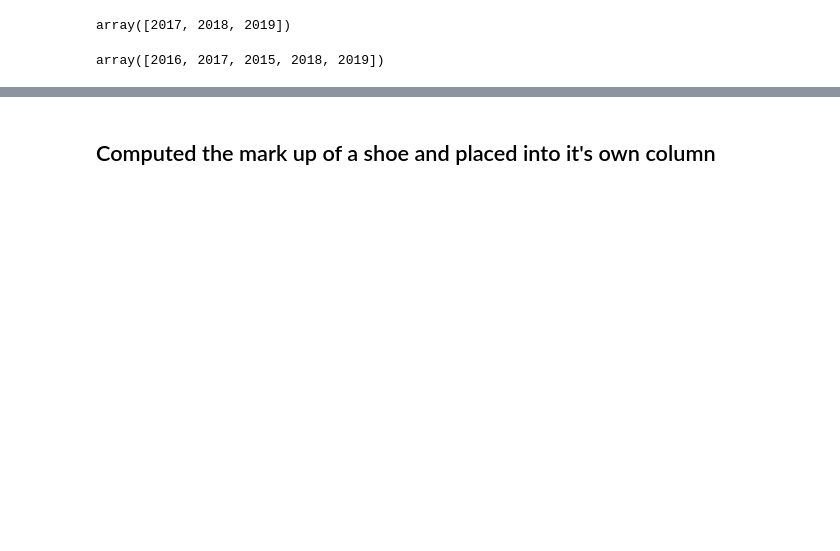
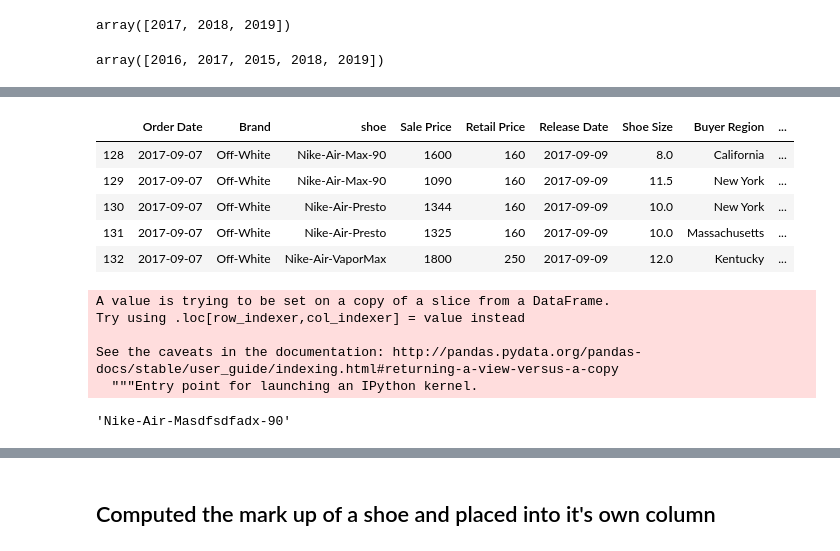
Before and after one commit to brandonmojica/stockx_price_predict, a Jupyter notebook: notebooks/stockx_price_predict.ipynb, the cells around one changed output, grey strips where cells are left out. Saved outputs shown, nothing was run; the diff lists cells and outputs as text; code cells hidden in the pictures; blank space fills up the shorter version.

```diff
--- a/notebooks/data_cleaning.ipynb
+++ b/notebooks/stockx_price_predict.ipynb
@@ -384,0 +468,19 @@ array([2016, 2017, 2015, 2018, 2019])
+# %%
+off_white_df = stockx_data[stockx_data['Brand']=='Off-White']
+# %%
+off_white_df.head()
+# %% [output]
+|  | Order Date | Brand | shoe | Sale Price | Retail Price | Release Date | Shoe Size | Buyer Region | ... |
+| 128 | 2017-09-07 | Off-White | Nike-Air-Max-90 | 1600 | 160 | 2017-09-09 | 8.0 | California | ... |
+| 129 | 2017-09-07 | Off-White | Nike-Air-Max-90 | 1090 | 160 | 2017-09-09 | 11.5 | New York | ... |
+| 130 | 2017-09-07 | Off-White | Nike-Air-Presto | 1344 | 160 | 2017-09-09 | 10.0 | New York | ... |
+| 131 | 2017-09-07 | Off-White | Nike-Air-Presto | 1325 | 160 | 2017-09-09 | 10.0 | Massachusetts | ... |
+| 132 | 2017-09-07 | Off-White | Nike-Air-VaporMax | 1800 | 250 | 2017-09-09 | 12.0 | Kentucky | ... |
+# %%
+off_white_df['shoe'] = off_white_df['shoe'].apply(strip_brand_off)
+# %% [output]
+A value is trying to be set on a copy of a slice from a DataFrame.
+Try using .loc[row_indexer,col_indexer] = value instead
+
+See the caveats in the documentation: http://pandas.pydata.org/pandas-docs/stable/user_guide/indexing.html#returning-a-view-versus-a-copy
+  """Entry point for launching an IPython kernel.
@@ -384,0 +496,4 @@ array([2016, 2017, 2015, 2018, 2019])
+# %%
+strip_brand(test)
+# %% [output]
+'Nike-Air-Masdfsdfadx-90'
```
Also changed, not shown: parts of 19 cells of this notebook.
